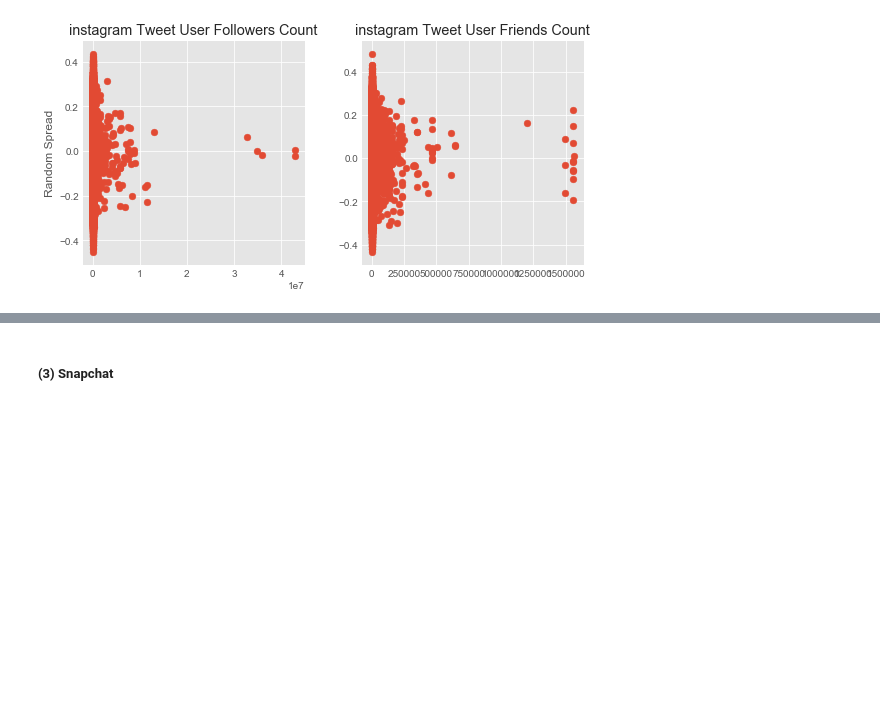
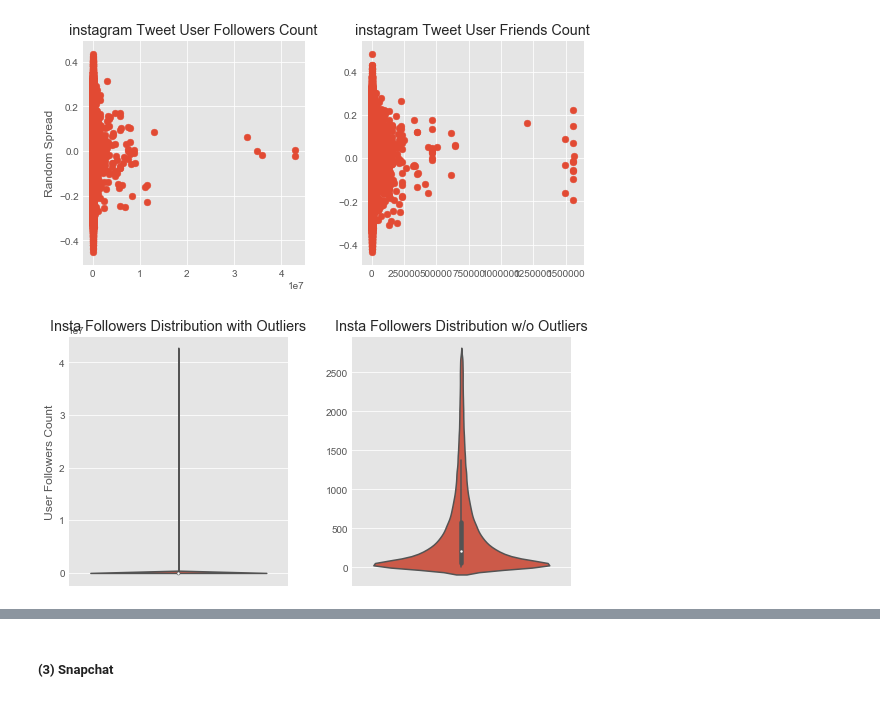
Before and after one commit to elainewyq/Photo_Sharing_Social_Media, a Jupyter notebook: ThreePlatformsAnalysis.ipynb, the cells around one changed output, grey strips where cells are left out. Cells and saved outputs as stored; diff of their text form; code cells hidden in the pictures; blank space fills up the shorter version.

```diff
--- a/ThreePlatformsAnalysis.ipynb
+++ b/ThreePlatformsAnalysis.ipynb
@@ -466,3 +509,21 @@ axs[1].set_title('instagram Tweet User Friends Count')
 fig.tight_layout();
 # %% [output]
 [figure]
+# %%
+# To cut the long tail
+
+insta_followers = instagram['user_followers_count'].sort_values(ascending = True)
+to_delete = int(round(0.1*len(insta_followers),0))
+insta_followers.drop(insta_followers.tail(to_delete).index, inplace = True)
+
+fig, axs = plt.subplots(1,2, figsize= (8, 4))
+sns.violinplot(ax = axs[0], y = instagram['user_followers_count'])
+sns.violinplot(ax = axs[1], y = insta_followers)
+axs[0].set_title('Insta Followers Distribution with Outliers')
+axs[1].set_title('Insta Followers Distribution w/o Outliers')
+axs[1].set_ylabel('')
+axs[0].set_ylabel('User Followers Count')
+fig.tight_layout()
+plt.savefig('Insta Followers.jpg');
+# %% [output]
+[figure, added]
```
Also changed, not shown: parts of 19 cells of this notebook.
